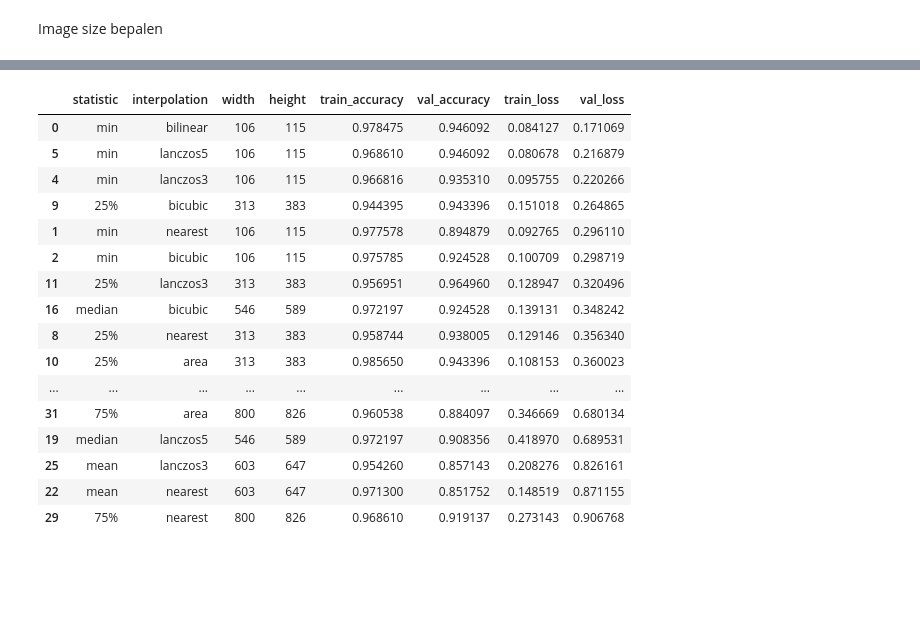
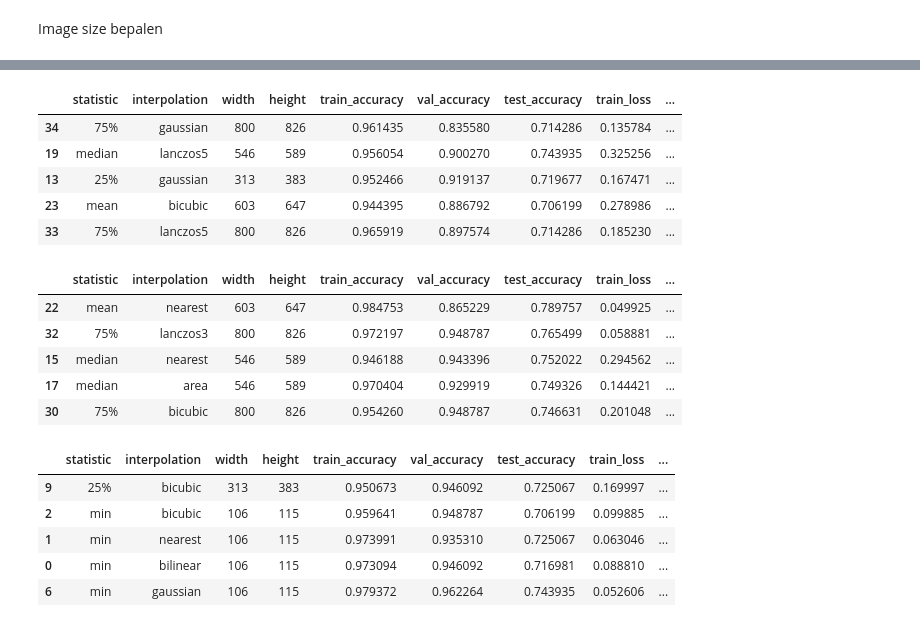
Before and after one commit to Tim-Mortier/Schilderijen-Classificatie, a Jupyter notebook: 4_Data_Sampling_Reshaping.ipynb, the cells around one changed output, grey strips where cells are left out. Cells and saved outputs as stored; diff of their text form; code cells hidden in the pictures; blank space fills up the shorter version.

```diff
--- a/4_Data_Sampling_Reshaping.ipynb
+++ b/4_Data_Sampling_Reshaping.ipynb
@@ -362,6 +331,12 @@ for statistic in statistics:
         callbacks = [keras.callbacks.ModelCheckpoint(filepath="model_imbalanced.keras", save_best_only=True, monitor="val_loss")]
         history = model.fit(train, epochs=15, validation_data=val, callbacks=callbacks, class_weight=class_weight, verbose=0)
 
+        y_pred = model.predict(test)
+        y_pred = np.where(y_pred > 0.5, 1, 0)
+        y_true = np.concatenate([y.numpy() for _, y in test], axis=0)
+        report = classification_report(y_true, y_pred, output_dict=True, zero_division=0)
+        test_accuracy = np.mean(y_pred.flatten() == y_true.flatten())
+
         results.append({
             "statistic": statistic,
             "interpolation": interpolation,
@@ -369,8 +344,13 @@ for statistic in statistics:
             "height": height,
             "train_accuracy": history.history['accuracy'][-1],
             "val_accuracy": history.history['val_accuracy'][-1],
+            "test_accuracy": test_accuracy,
             "train_loss": history.history['loss'][-1],
-            "val_loss": history.history['val_loss'][-1]
+            "val_loss": history.history['val_loss'][-1],
+            "precision": report["weighted avg"]["precision"],
+            "recall": report["weighted avg"]["recall"],
+            "f1_score": report["weighted avg"]["f1-score"],
+            "support": report["weighted avg"]["support"]
         })
         print(results[-1])
 
@@ -396,21 +394,28 @@ Found 371 files belonging to 2 classes.
+# %%
+df.sort_values("precisiondf.sort_values("f1_score", ascending=False).head(5)", ascending=False).head(5)
+# %% [output]
+|  | statistic | interpolation | width | height | train_accuracy | val_accuracy | test_accuracy | train_loss | ... |
+| 34 | 75% | gaussian | 800 | 826 | 0.961435 | 0.835580 | 0.714286 | 0.135784 | ... |
+| 19 | median | lanczos5 | 546 | 589 | 0.956054 | 0.900270 | 0.743935 | 0.325256 | ... |
+| 13 | 25% | gaussian | 313 | 383 | 0.952466 | 0.919137 | 0.719677 | 0.167471 | ... |
+| 23 | mean | bicubic | 603 | 647 | 0.944395 | 0.886792 | 0.706199 | 0.278986 | ... |
+| 33 | 75% | lanczos5 | 800 | 826 | 0.965919 | 0.897574 | 0.714286 | 0.185230 | ... |
+# %%
+df.sort_values("recall", ascending=False).head(5)
+# %% [output]
+|  | statistic | interpolation | width | height | train_accuracy | val_accuracy | test_accuracy | train_loss | ... |
+| 22 | mean | nearest | 603 | 647 | 0.984753 | 0.865229 | 0.789757 | 0.049925 | ... |
+| 32 | 75% | lanczos3 | 800 | 826 | 0.972197 | 0.948787 | 0.765499 | 0.058881 | ... |
+| 15 | median | nearest | 546 | 589 | 0.946188 | 0.943396 | 0.752022 | 0.294562 | ... |
+| 17 | median | area | 546 | 589 | 0.970404 | 0.929919 | 0.749326 | 0.144421 | ... |
+| 30 | 75% | bicubic | 800 | 826 | 0.954260 | 0.948787 | 0.746631 | 0.201048 | ... |
 # %%
-df.sort_values("val_loss")
+df.sort_values("val_loss").head(5)
 # %% [output]
-|  | statistic | interpolation | width | height | train_accuracy | val_accuracy | train_loss | val_loss |
-| 0 | min | bilinear | 106 | 115 | 0.978475 | 0.946092 | 0.084127 | 0.171069 |
-| 5 | min | lanczos5 | 106 | 115 | 0.968610 | 0.946092 | 0.080678 | 0.216879 |
-| 4 | min | lanczos3 | 106 | 115 | 0.966816 | 0.935310 | 0.095755 | 0.220266 |
-| 9 | 25% | bicubic | 313 | 383 | 0.944395 | 0.943396 | 0.151018 | 0.264865 |
-| 1 | min | nearest | 106 | 115 | 0.977578 | 0.894879 | 0.092765 | 0.296110 |
-| 2 | min | bicubic | 106 | 115 | 0.975785 | 0.924528 | 0.100709 | 0.298719 |
-| 11 | 25% | lanczos3 | 313 | 383 | 0.956951 | 0.964960 | 0.128947 | 0.320496 |
-| 16 | median | bicubic | 546 | 589 | 0.972197 | 0.924528 | 0.139131 | 0.348242 |
-| 8 | 25% | nearest | 313 | 383 | 0.958744 | 0.938005 | 0.129146 | 0.356340 |
-| 10 | 25% | area | 313 | 383 | 0.985650 | 0.943396 | 0.108153 | 0.360023 |
-| ... | ... | ... | ... | ... | ... | ... | ... | ... |
-| 31 | 75% | area | 800 | 826 | 0.960538 | 0.884097 | 0.346669 | 0.680134 |
-| 19 | median | lanczos5 | 546 | 589 | 0.972197 | 0.908356 | 0.418970 | 0.689531 |
-| 25 | mean | lanczos3 | 603 | 647 | 0.954260 | 0.857143 | 0.208276 | 0.826161 |
-| 22 | mean | nearest | 603 | 647 | 0.971300 | 0.851752 | 0.148519 | 0.871155 |
-| 29 | 75% | nearest | 800 | 826 | 0.968610 | 0.919137 | 0.273143 | 0.906768 |
+|  | statistic | interpolation | width | height | train_accuracy | val_accuracy | test_accuracy | train_loss | ... |
+| 9 | 25% | bicubic | 313 | 383 | 0.950673 | 0.946092 | 0.725067 | 0.169997 | ... |
+| 2 | min | bicubic | 106 | 115 | 0.959641 | 0.948787 | 0.706199 | 0.099885 | ... |
+| 1 | min | nearest | 106 | 115 | 0.973991 | 0.935310 | 0.725067 | 0.063046 | ... |
+| 0 | min | bilinear | 106 | 115 | 0.973094 | 0.946092 | 0.716981 | 0.088810 | ... |
+| 6 | min | gaussian | 106 | 115 | 0.979372 | 0.962264 | 0.743935 | 0.052606 | ... |
 # %%
```
Also changed, not shown: parts of 24 cells of this notebook.
